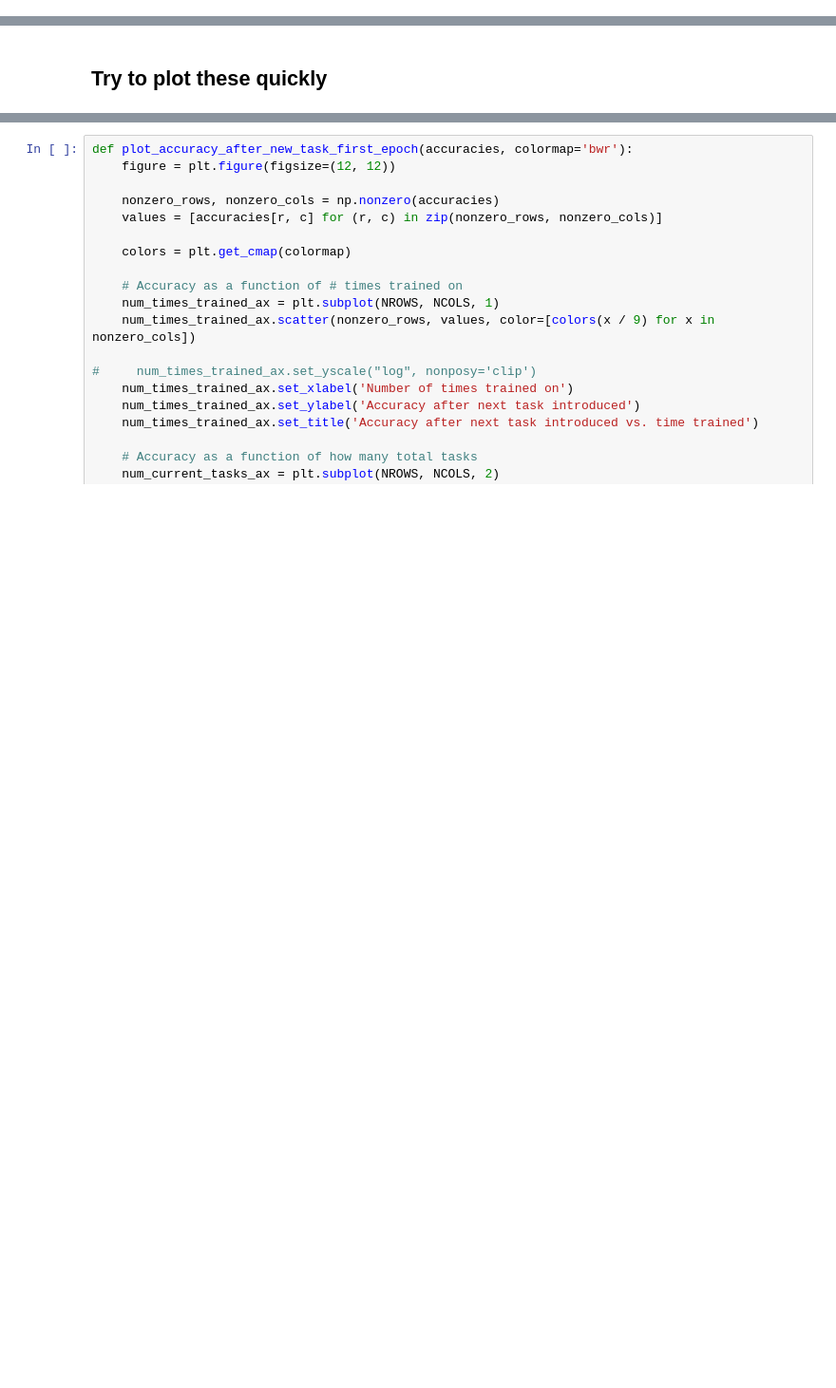
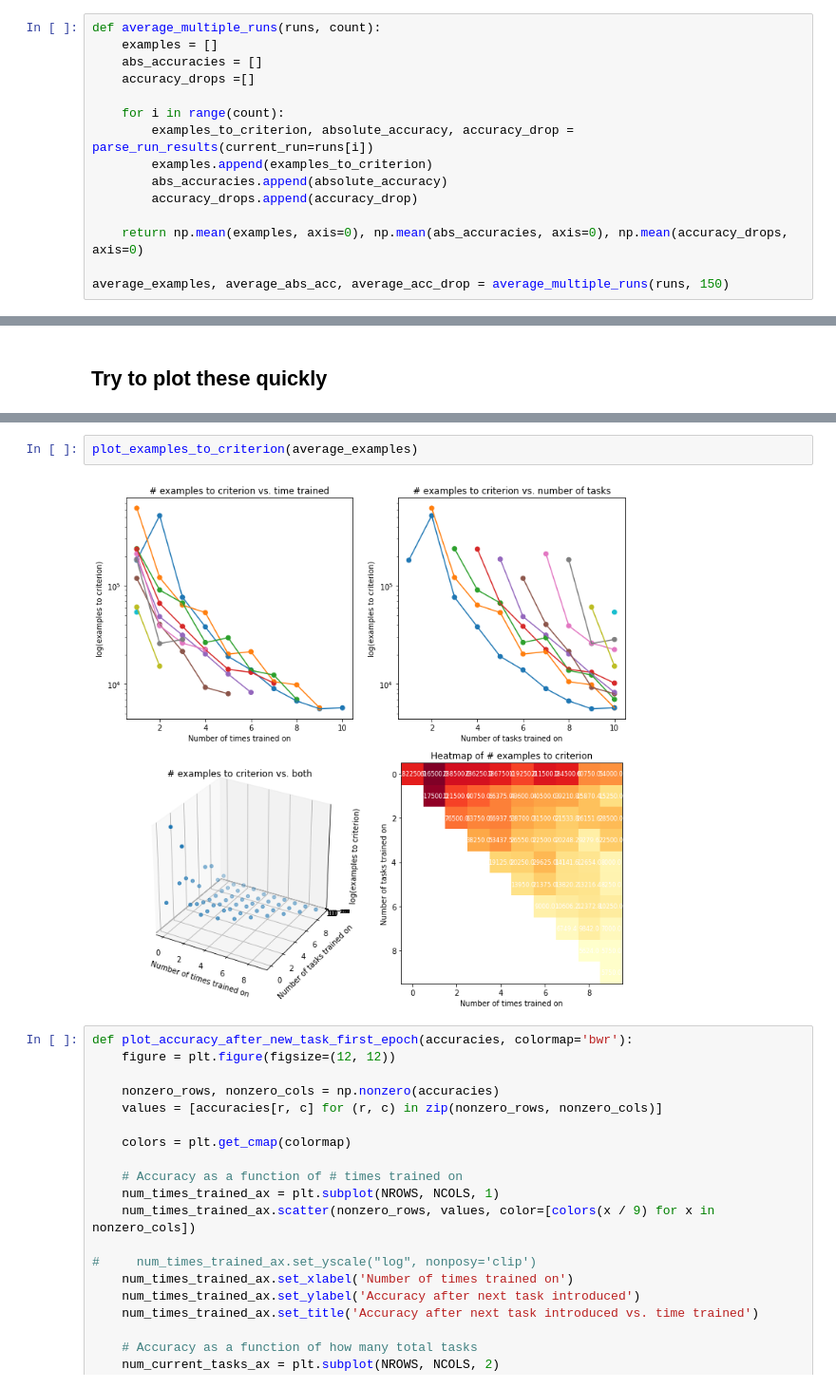
Before and after one commit to guydav/deep-learning-projects, a Jupyter notebook: notebooks/Meta_Learning_Baseline_Data_Analysis.ipynb, the cells around one changed output, grey strips where cells are left out. Shown: that part at 95% size. Cells and saved outputs as stored; diff of their text form; blank space fills up the shorter version.

```diff
--- a/notebooks/Meta_Learning_Baseline_Data_Analysis.ipynb
+++ b/notebooks/Meta_Learning_Baseline_Data_Analysis.ipynb
@@ -159,0 +154,15 @@ for i in range(1, 4):
+# %%
+def average_multiple_runs(runs, count):
+    examples = []
+    abs_accuracies = []
+    accuracy_drops =[]
+
+    for i in range(count):
+        examples_to_criterion, absolute_accuracy, accuracy_drop = parse_run_results(current_run=runs[i])
+        examples.append(examples_to_criterion)
+        abs_accuracies.append(absolute_accuracy)
+        accuracy_drops.append(accuracy_drop)
+
+    return np.mean(examples, axis=0), np.mean(abs_accuracies, axis=0), np.mean(accuracy_drops, axis=0)
+
+average_examples, average_abs_acc, average_acc_drop = average_multiple_runs(runs, 150)
@@ -223,3 +266,7 @@ plot_examples_to_criterion(examples_to_criterion)
+# %%
+plot_examples_to_criterion(average_examples)
+# %% [output]
+[figure, added]
 # %%
 def plot_accuracy_after_new_task_first_epoch(accuracies, colormap='bwr'):
     figure = plt.figure(figsize=(12, 12))
```
Also changed, not shown: parts of 10 cells of this notebook, 1 other file.
